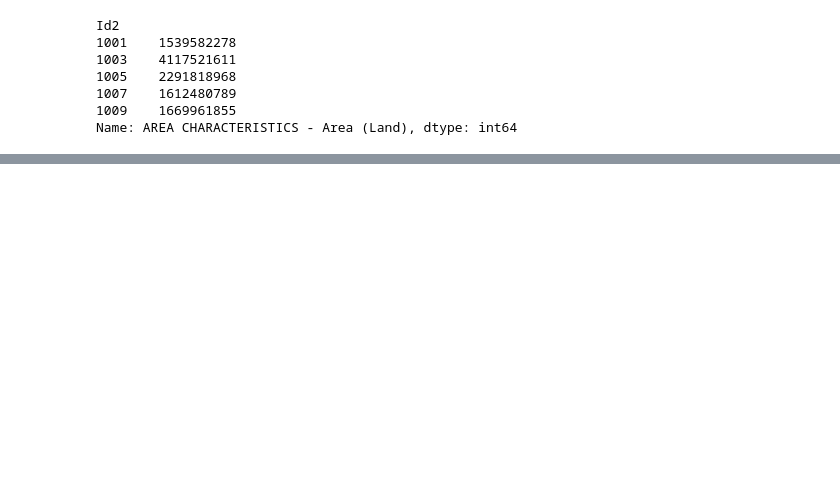
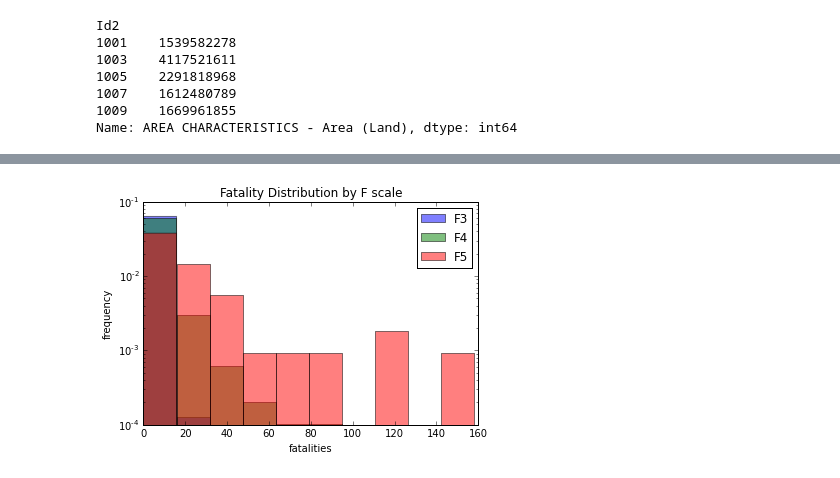
Before and after one commit to lgarrison/AM207-Twister, a Jupyter notebook: injurymodelling-stephen.ipynb, the cells around one changed output, grey strips where cells are left out. Saved outputs shown, nothing was run; the diff lists cells and outputs as text; code cells hidden in the pictures; blank space fills up the shorter version.

```diff
--- a/injurymodelling-stephen.ipynb
+++ b/injurymodelling-stephen.ipynb
@@ -353,0 +115,11 @@ Actual injuries: 1951
+# %%
+maxinj = np.max(torndatasel['fat'].values)
+for f in [3,4,5]:
+    plt.hist(torndatasel[(torndatasel['f'] == f)]['fat'].values, log=True, label='F'+str(f), alpha=0.5, range=(0,maxinj), normed=True)
+plt.xlabel('fatalities')
+plt.ylabel('frequency')
+plt.title('Fatality Distribution by F scale')
+plt.legend()
+plt.show()
+# %% [output]
+[figure, added]
```
Also changed, not shown: parts of 82 cells of this notebook.
